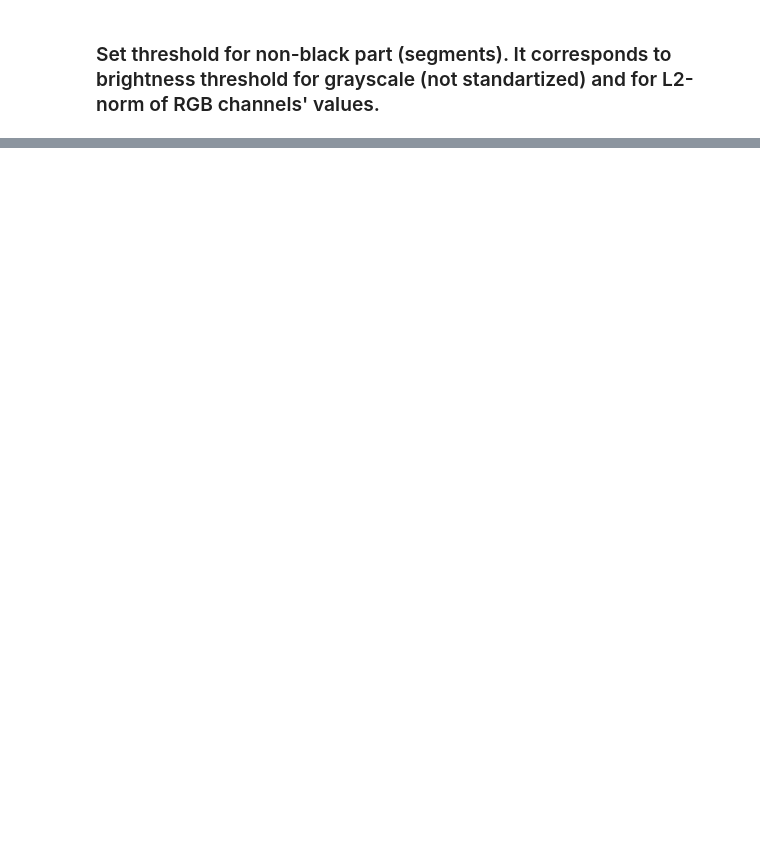
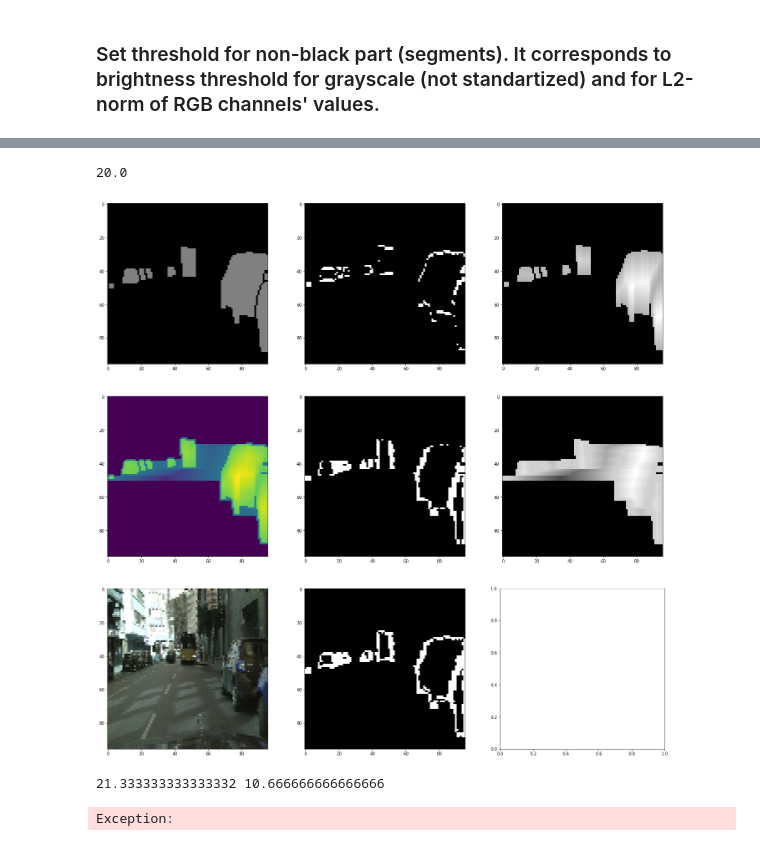
Before and after one commit to lebionick/image_processing, a Jupyter notebook: maslovich_n_r/Homework pt.1.ipynb, the cells around one changed output, grey strips where cells are left out. Saved outputs shown, nothing was run; the diff lists cells and outputs as text; code cells hidden in the pictures; blank space fills up the shorter version.

```diff
--- a/maslovich_n_r/Homework pt.1.ipynb
+++ b/maslovich_n_r/Homework pt.1.ipynb
@@ -136,0 +145,27 @@ plt.imshow(ver_map, cmap='gray')
+# %%
+def get_contours(img):
+    return img==0
+    print(mask)
+    return cv2.bitwise_and(img,img,mask = mask)
+# %%
+img = cv2.imread(r'data/processed_masks/frankfurt_000000_013382.png')
+f, axs = plt.subplots(3, 3)
+ax1, ax2, ax3 = axs[0]
+ax4, ax5, ax6 = axs[1]
+ax7, ax8, ax9 = axs[2]
+ax1.imshow(img)
+map_ = get_vertical_map(img, mode = 'rgb')
+ax2.imshow(get_contours(map_), cmap='gray')
+ax3.imshow(map_, cmap='gray')
+map_2 = get_horizontal_map(img, mode = 'rgb')
+ax5.imshow(get_contours(map_2), cmap='gray')
+ax6.imshow(map_2, cmap='gray')
+ax4.imshow(map_ + map_2)
+simg = cv2.imread(r'data/rbgs/frankfurt_000000_013382_leftImg8bit.png')
+simg = cv2.resize(simg, (96, 96), interpolation=1)
+ax7.imshow(simg)
+ax8.imshow(cv2.bitwise_or(get_contours(map_).astype(np.uint8), get_contours(map_2).astype(np.uint8)), cmap='gray')
+print(np.max(map_))
+# %% [output]
+20.0
+[figure, added]
@@ -136,0 +180,48 @@ plt.imshow(ver_map, cmap='gray')
+# %%
+# target_classes = [
+#  'car',
+#  'truck',
+#  'bus',
+#  'train',
+#  'motorcycle',
+#  'bicycle',
+#  'person',
+#  'rider'
+# ]
+target_classes = [
+ 'car',
+]
+count = 0
+xfactor = 2048 / 96
+yfactor = 1024 / 96
+kernel = np.ones((3,3),np.uint8)
+print(xfactor, yfactor)
+for path, subdirs, files in os.walk(jsons_dir):
+    for name in files:
+        if name.endswith('.json'):
+            json_path = os.path.join(path, name)
+            json_data = json.loads(open(json_path).read())
+            img_path = json_path.replace(r'\jsons' , r'\masks').replace('_polygons.json' , '_instanceIds.png')
+            image = cv2.imread(img_path)
+            image = cv2.resize(image, (96, 96))
+            for frame_object in json_data['objects']:
+                label = frame_object['label']
+                if label not in target_classes:
+                    continue
+                points = np.array(frame_object['polygon'])
+                points = (points / np.array([xfactor, yfactor])).astype(np.int)
+                #print(points)
+                #draw_polygon(points, image, 2, (0,255,0))
+                cv2.fillPoly(image, [points], color=[128,128,128])
+                draw_polygon(points, image, 1, (0,0,0))
+            image = cv2.resize(image, (96, 96))
+            _,image = cv2.threshold(image,0,128,cv2.THRESH_BINARY)
+            image = cv2.morphologyEx(image, cv2.MORPH_OPEN, kernel)
+#             plt.imshow(image, cmap='gray')
+#             raise Exception()
+            name = name.split('_gtFine_polygons')[0]
+            cv2.imwrite(r'data\processed_masks\{}.png'.format(name), image)
+            #raise Exception()
+# %% [output]
+21.333333333333332 10.666666666666666
+Exception:
```
Also changed, not shown: parts of 14 cells of this notebook, 2 other files.
